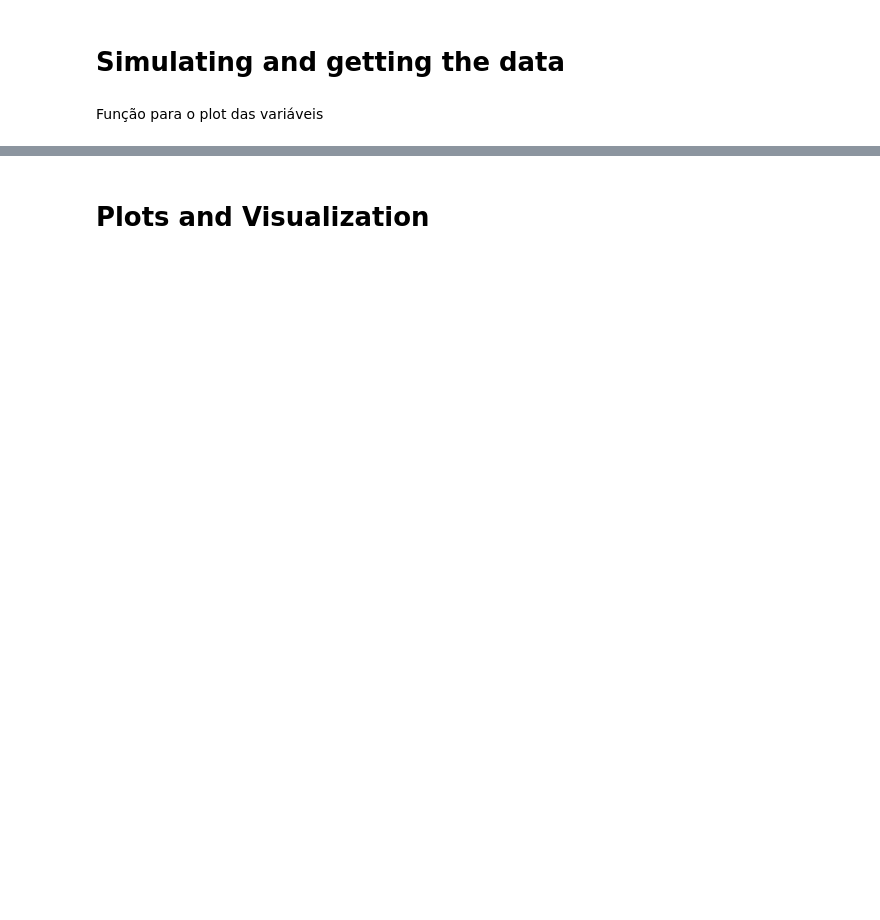
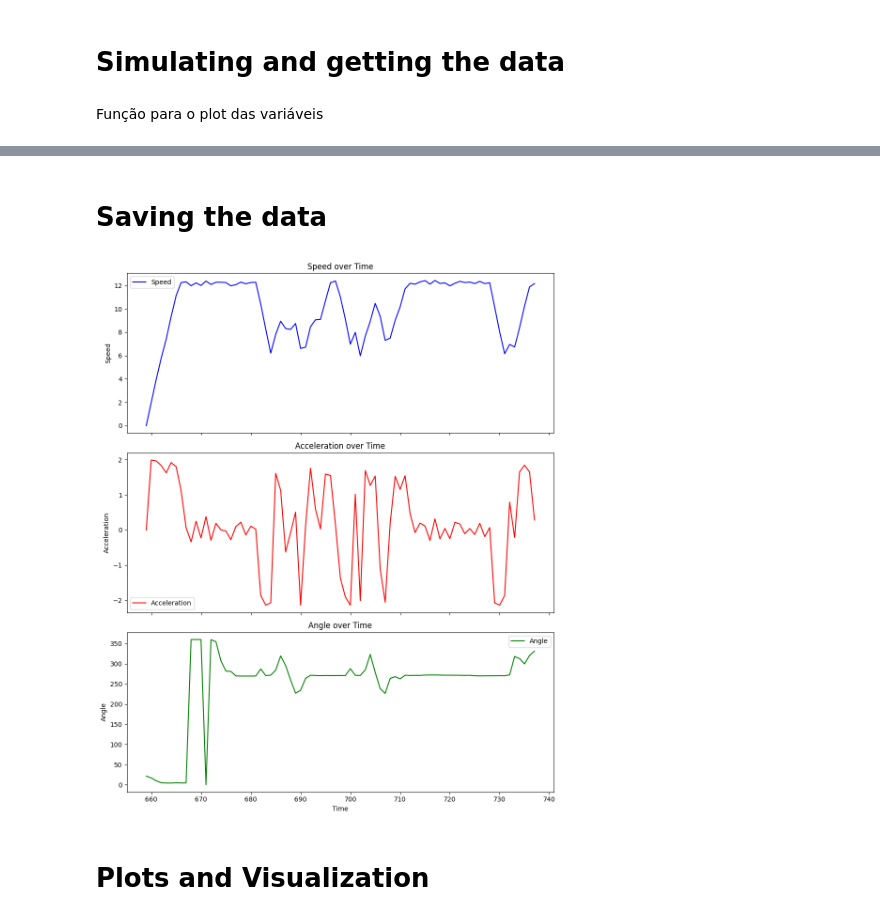
Before and after one commit to H-IAAC/sumo_data_synthesis, a Jupyter notebook: simulationData.ipynb, the cells around one changed output, grey strips where cells are left out. Saved outputs shown, nothing was run; the diff lists cells and outputs as text; code cells hidden in the pictures; blank space fills up the shorter version.

Commit message:
saving generated data to csv files

```diff
--- a/simulationData.ipynb
+++ b/simulationData.ipynb
@@ -143,0 +165,2 @@ DijkstraRouter spent 0.00s answering queries (0.03ms on average).
+# %% [markdown]
+# Saving the data
@@ -144,3 +187,43 @@ DijkstraRouter spent 0.00s answering queries (0.03ms on average).
+# %%
+def plot_df(csv_path):
+
+    # Load the CSV file
+    df = pd.read_csv(csv_path)
+
+    # Convert numerical columns to float
+    df["speed"] = df["speed"].values.astype(float)
+    df["acceleration"] = df["acceleration"].values.astype(float)
+    df["angle"] = df["angle"].values.astype(float)
+
+    # Create subplots
+    fig, axes = plt.subplots(nrows=3, ncols=1, figsize=(10, 12), sharex=True)
+
+    # Plot each feature in its own subplot
+    axes[0].plot(df["time"], df["speed"], color="b", label="Speed")
+    axes[0].set_ylabel("Speed")
+    axes[0].set_title("Speed over Time")
+    axes[0].legend()
+
+    axes[1].plot(df["time"], df["acceleration"], color="r", label="Acceleration")
+    axes[1].set_ylabel("Acceleration")
+    axes[1].set_title("Acceleration over Time")
+    axes[1].legend()
+
+    axes[2].plot(df["time"], df["angle"], color="g", label="Angle")
+    axes[2].set_ylabel("Angle")
+    axes[2].set_xlabel("Time")
+    axes[2].set_title("Angle over Time")
+    axes[2].legend()
+
+    # Adjust layout to prevent overlap
+    plt.tight_layout()
+
+    # Show plot
+    plt.show()
+# %%
+plot_df(f'{FOLDER_NAME}/data/326.csv')
+# %% [output]
+[figure, added]
 # %% [markdown]
 # Plots and Visualization
 # %%
```
Also changed, not shown: parts of 13 cells of this notebook, 2 other files.
